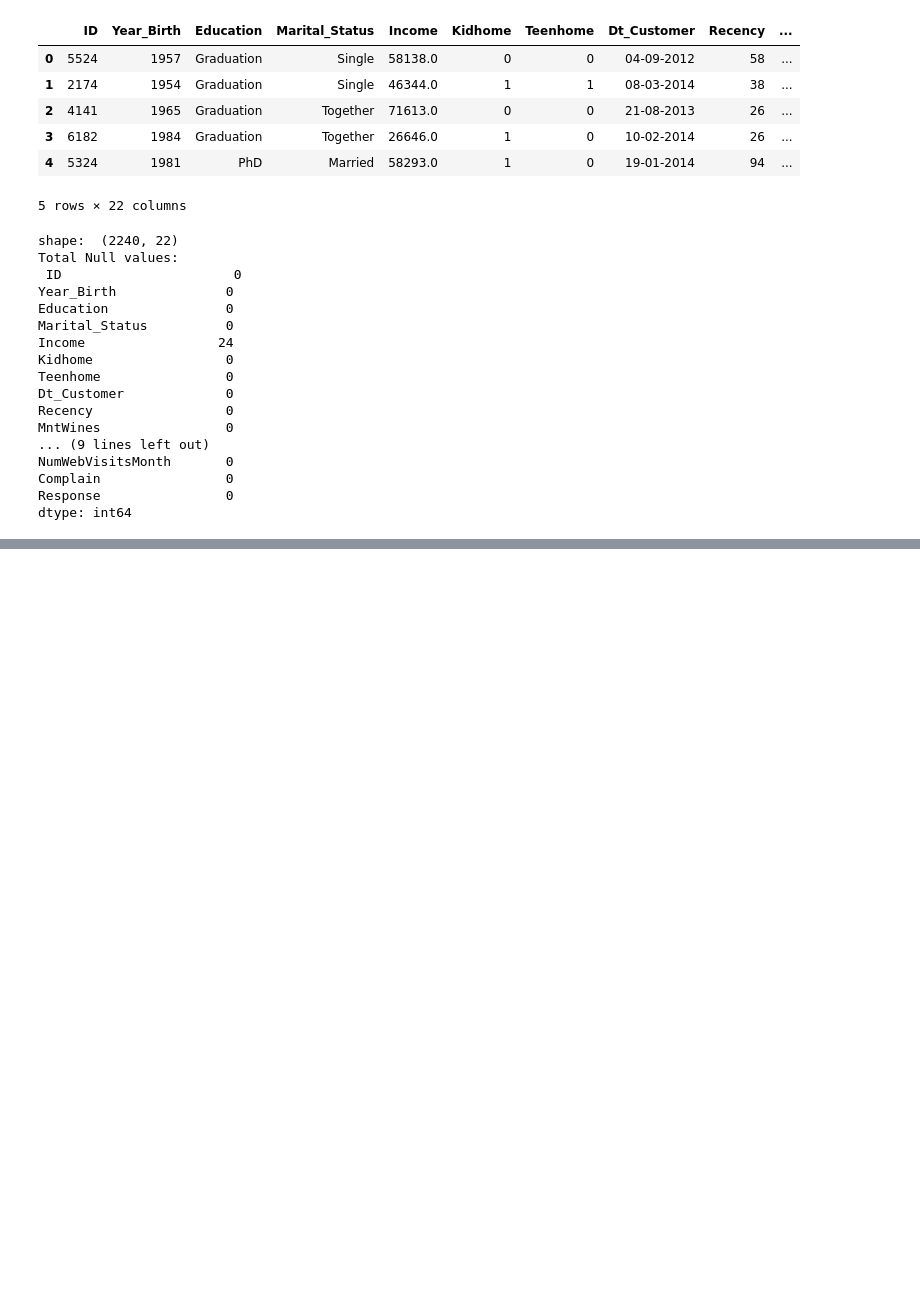
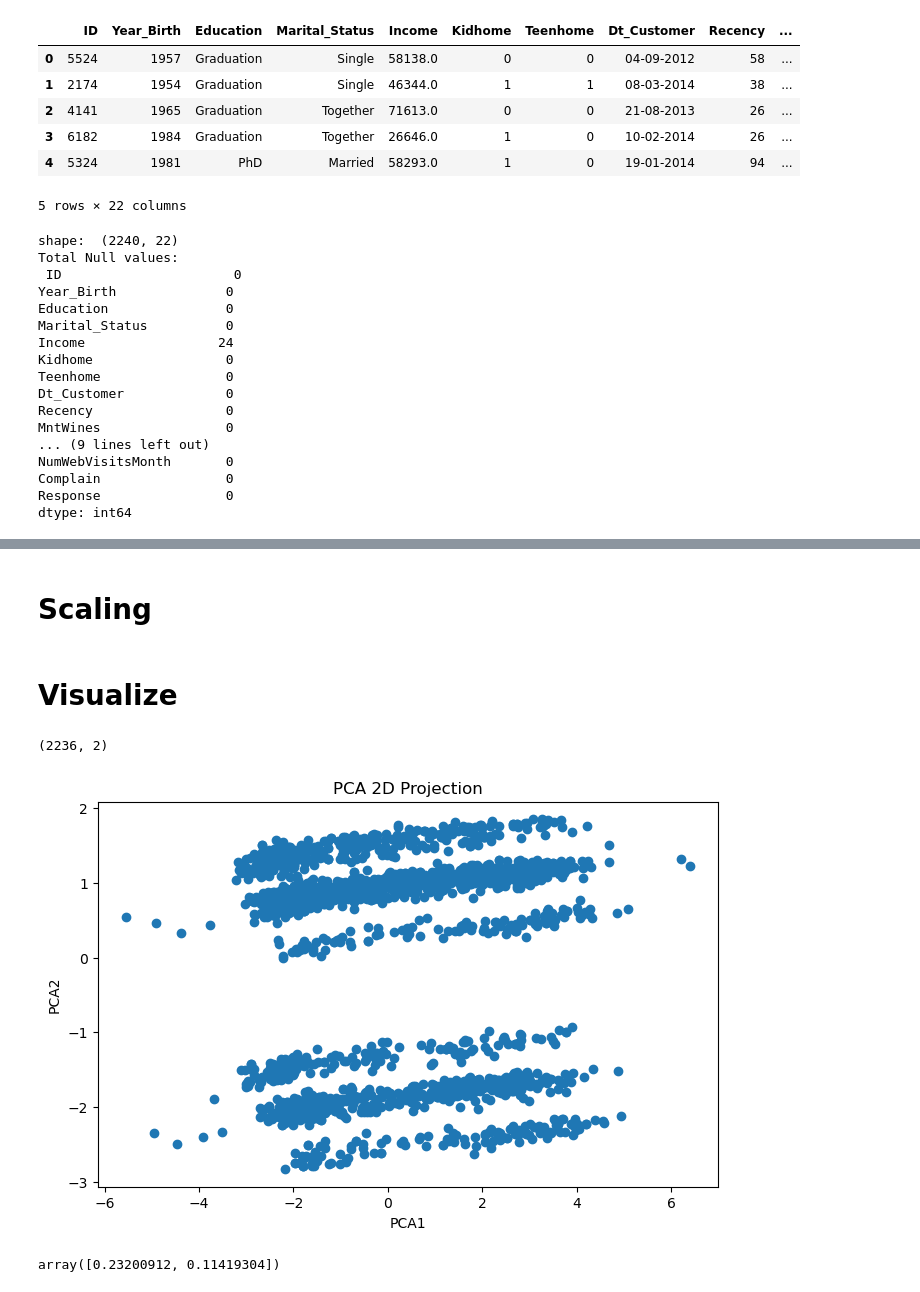
Before and after one commit to LearnWithCherry/Artificial-Intelligence-and-Machine-Learning, a Jupyter notebook: Projects/SmartCart_Cluster_system/SmartCart.ipynb, the cells around one changed output, grey strips where cells are left out. Drawn from its saved outputs; the diff is of its cells as text; code cells hidden in the pictures; blank space fills up the shorter version.

```diff
--- a/Projects/SmartCart_Cluster_system/SmartCart.ipynb
+++ b/Projects/SmartCart_Cluster_system/SmartCart.ipynb
@@ -38,0 +226,29 @@ dtype: int64
+# %% [markdown]
+# Scaling
+# %%
+X = data_encoded
+# %%
+scaler = StandardScaler()
+X_scaled = scaler.fit_transform(X)
+
+pca = PCA(n_components=2)
+X_pca = pca.fit_transform(X_scaled)
+# %% [markdown]
+# Visualize
+# %%
+print(X_pca.shape)
+plt.figure(figsize=(8, 5))
+
+plt.scatter(X_pca[:, 0], X_pca[:, 1])
+
+plt.xlabel("PCA1")
+plt.ylabel("PCA2")
+plt.title("PCA 2D Projection")
+plt.show()
+# %% [output]
+(2236, 2)
+[figure, added]
+# %%
+pca.explained_variance_ratio_
+# %% [output]
+array([0.23200912, 0.11419304])
```
Also changed, not shown: parts of 24 cells of this notebook.
